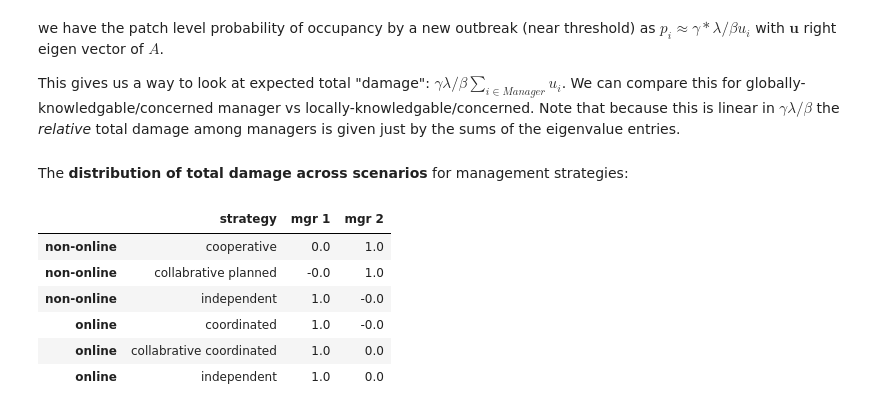
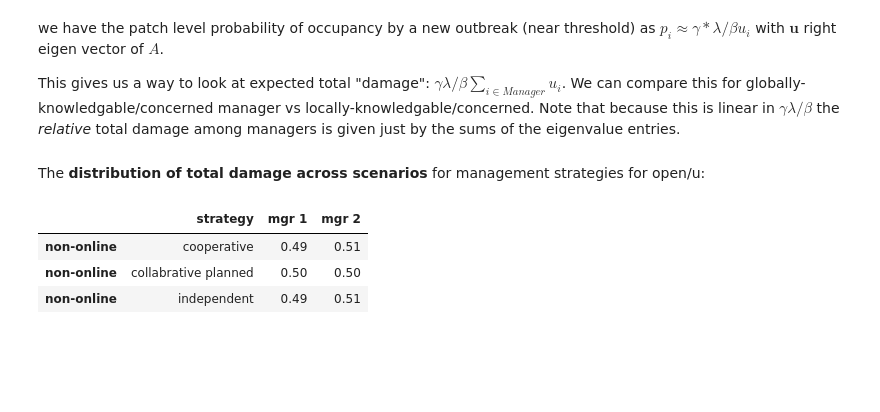
Before and after one commit to ashander/sesync, a Jupyter notebook: exp4_spectral_management_simple.ipynb, the cells around one changed output. Saved outputs shown, nothing was run; the diff lists cells and outputs as text; code cells hidden in the pictures; blank space fills up the shorter version.

```diff
--- a/exp4_spectral_management_simple.ipynb
+++ b/exp4_spectral_management_simple.ipynb
@@ -413,34 +413,25 @@ def dist_impact(A):
 
 #id_sets
 # %% [markdown]
-The **distribution of total damage across scenarios** for management strategies:
+The **distribution of total damage across scenarios** for management strategies for open/u:
 # %%
 import pandas as pd  # for formatting
 
 
-data = [dist_impact(AA6t),
-        dist_impact(AA2),
-        dist_impact(AA4),
-        dist_impact(AA5t),
-        dist_impact(AA),
-        dist_impact(AA3)
+data = [dist_impact(AA6tU),
+        dist_impact(AA2U),
+        dist_impact(AA4U)
        ]
 df = pd.DataFrame(data, columns=["mgr 1", "mgr 2"],
-            index=["non-online", "non-online", "non-online", "online", "online", "online"])
+            index=["non-online", "non-online", "non-online"])
 df['strategy'] = [
     "cooperative",
     "collabrative planned",
-    "independent",
-       "coordinated",
-    "collabrative coordinated",
     "independent"
 ]
 df[['strategy', 'mgr 1', 'mgr 2']].round(2)
 # %% [output]
 |  | strategy | mgr 1 | mgr 2 |
-| non-online | cooperative | 0.0 | 1.0 |
-| non-online | collabrative planned | -0.0 | 1.0 |
-| non-online | independent | 1.0 | -0.0 |
-| online | coordinated | 1.0 | -0.0 |
-| online | collabrative coordinated | 1.0 | 0.0 |
-| online | independent | 1.0 | 0.0 |
+| non-online | cooperative | 0.49 | 0.51 |
+| non-online | collabrative planned | 0.50 | 0.50 |
+| non-online | independent | 0.49 | 0.51 |
```
Also changed, not shown: parts of 7 cells of this notebook.
